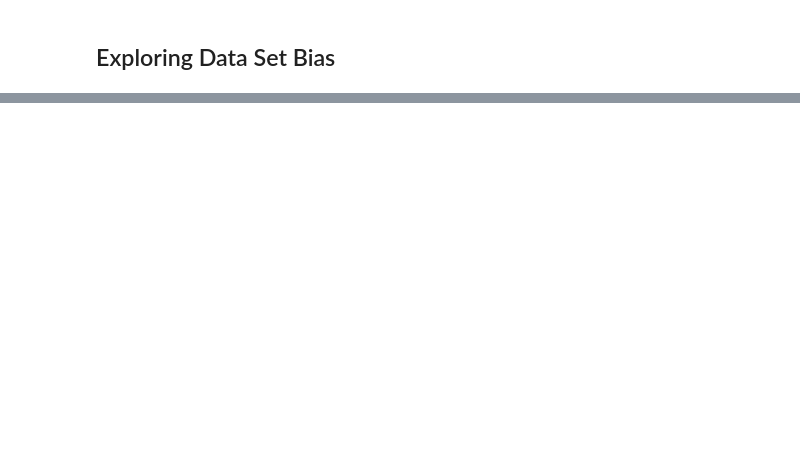
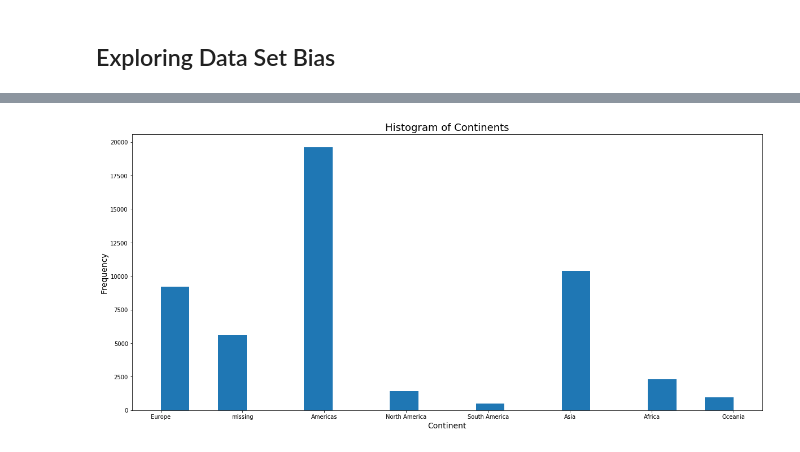
Before and after one commit to tmaounis/apcomp221-pset2, a Jupyter notebook: cleaning_data.ipynb, the cells around one changed output, grey strips where cells are left out. Drawn from its saved outputs; the diff is of its cells as text; code cells hidden in the pictures; blank space fills up the shorter version.

```diff
--- a/cleaning_data.ipynb
+++ b/cleaning_data.ipynb
@@ -412,0 +495,9 @@ So to reiterate the statistics above... 50000 entries in the entire dataset have
+# %%
+plt.figure(figsize=(20,9))
+plt.hist(continent_l, bins=20, align='mid')
+plt.xlabel('Continent', fontsize=14)
+plt.ylabel('Frequency',fontsize=14)
+plt.title("Histogram of Continents",fontsize=18)
+plt.show()
+# %% [output]
+[figure, added]
```
Also changed, not shown: parts of 46 cells of this notebook.
